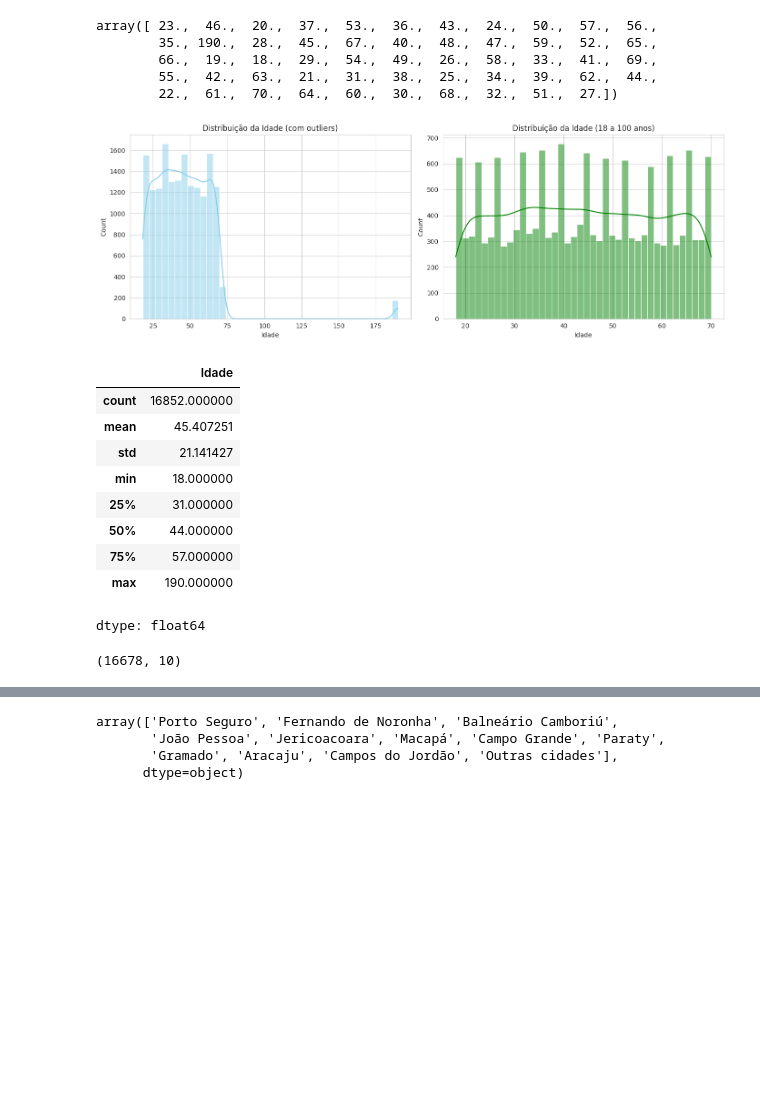
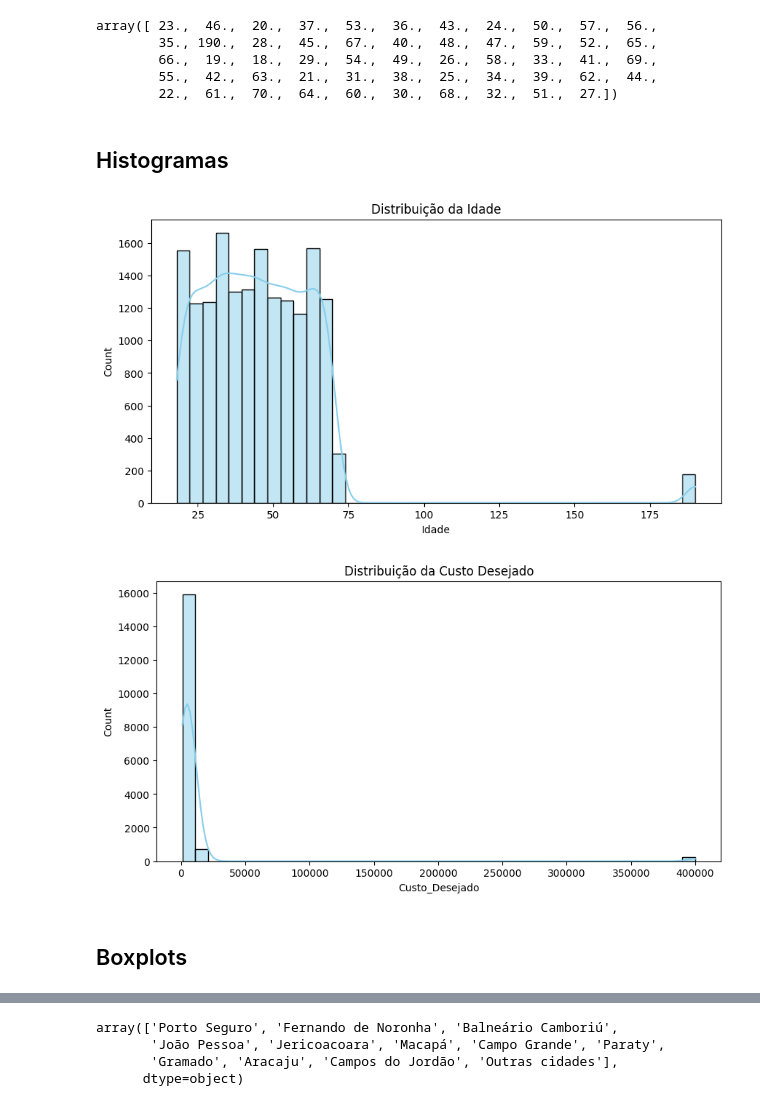
Before and after one commit to PedroMeerholz/viagens-ml, a Jupyter notebook: notebooks/analise_de_dados.ipynb, the cells around one changed output, grey strips where cells are left out. Cells and saved outputs as stored; diff of their text form; code cells hidden in the pictures; blank space fills up the shorter version.

Commit message:
refactor: Refinamento da análise de dados

```diff
--- a/notebooks/analise_de_dados.ipynb
+++ b/notebooks/analise_de_dados.ipynb
@@ -9,0 +11,5 @@ from sklearn.impute import SimpleImputer
+# %%
+load_dotenv()
+
+file_path = os.environ['FILE_PATH']
+print(file_path)
@@ -194,56 +201,23 @@ array([ 23.,  46.,  20.,  37.,  53.,  36.,  43.,  24.,  50.,  57.,  56.,
         66.,  19.,  18.,  29.,  54.,  49.,  26.,  58.,  33.,  41.,  69.,
         55.,  42.,  63.,  21.,  31.,  38.,  25.,  34.,  39.,  62.,  44.,
         22.,  61.,  70.,  64.,  60.,  30.,  68.,  32.,  51.,  27.])
-# %%
-# Estatísticas resumidas da coluna 'Idade'
-idade_desc = df['Idade'].describe()
-
-# Filtrar dados dentro de uma faixa plausível (ex: 18 a 100 anos)
-idade_filtrada = df[(df['Idade'] >= 18) & (df['Idade'] <= 100)]
-
-# Gráficos para análise de idade (com e sem outliers)
-fig, axes = plt.subplots(1, 2, figsize=(14, 5))
-
-# Histograma original (com outliers)
-sns.histplot(df['Idade'], bins=40, kde=True, ax=axes[0], color="skyblue")
-axes[0].set_title("Distribuição da Idade (com outliers)")
-
-# Histograma filtrado (sem outliers)
-sns.histplot(idade_filtrada['Idade'], bins=40, kde=True, ax=axes[1], color="green")
-axes[1].set_title("Distribuição da Idade (18 a 100 anos)")
-
-plt.tight_layout()
-plt.show()
-
-idade_desc
-# %% [output]
-[figure, removed]
-|  | Idade |
-| count | 16852.000000 |
-| mean | 45.407251 |
-| std | 21.141427 |
-| min | 18.000000 |
-| 25% | 31.000000 |
-| 50% | 44.000000 |
-| 75% | 57.000000 |
-| max | 190.000000 |
-dtype: float64
-# %%
-# Excluir idades acima de 100
-df = df[df["Idade"] <= 100]
-
-df.shape
-# %% [output]
-(16678, 10)
-# %%
-def remove_outliers_iqr(data, cols):
-    for col in cols:
-        Q1 = data[col].quantile(0.25)
-        Q3 = data[col].quantile(0.75)
-        IQR = Q3 - Q1
-        lim_inferior = Q1 - 1.5 * IQR
-        lim_superior = Q3 + 1.5 * IQR
-        data = data[(data[col] >= lim_inferior) & (data[col] <= lim_superior)]
-    return data
-
-df = remove_outliers_iqr(df, num_cols)
+# %%
+def histogram(x, title, bins=40, kde=True, color='skyblue'):
+    plt.figure(figsize=(10, 5))
+    sns.histplot(x, bins=bins, kde=kde, color=color)
+    plt.title(title)
+
+    plt.show()
+    plt.close()
+# %% [markdown]
+## Histogramas
+# %%
+histogram(df['Idade'], "Distribuição da Idade", bins=40, kde=True, color="skyblue")
+# %% [output]
+[figure, added]
+# %%
+histogram(df['Custo_Desejado'], "Distribuição da Custo Desejado", bins=40, kde=True, color="skyblue")
+# %% [output]
+[figure, added]
+# %% [markdown]
+## Boxplots
```
Also changed, not shown: parts of 29 cells of this notebook.
